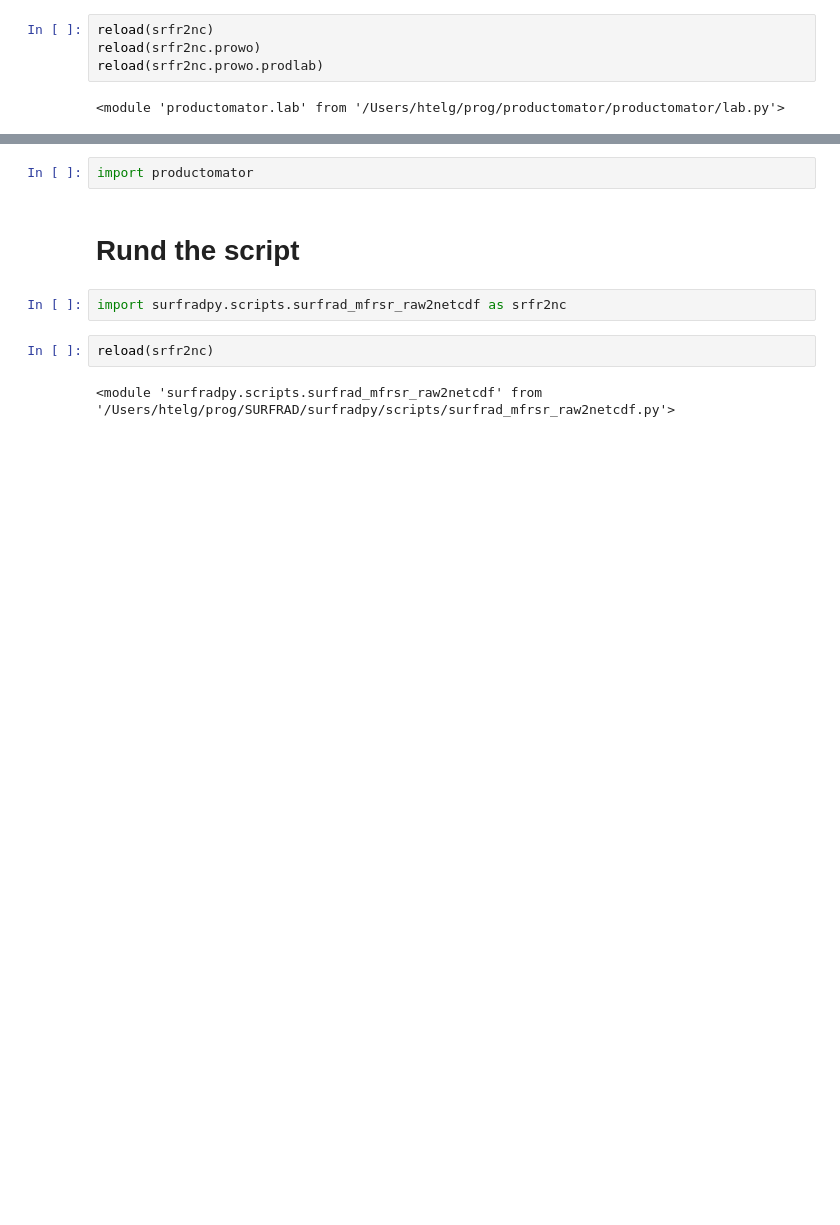
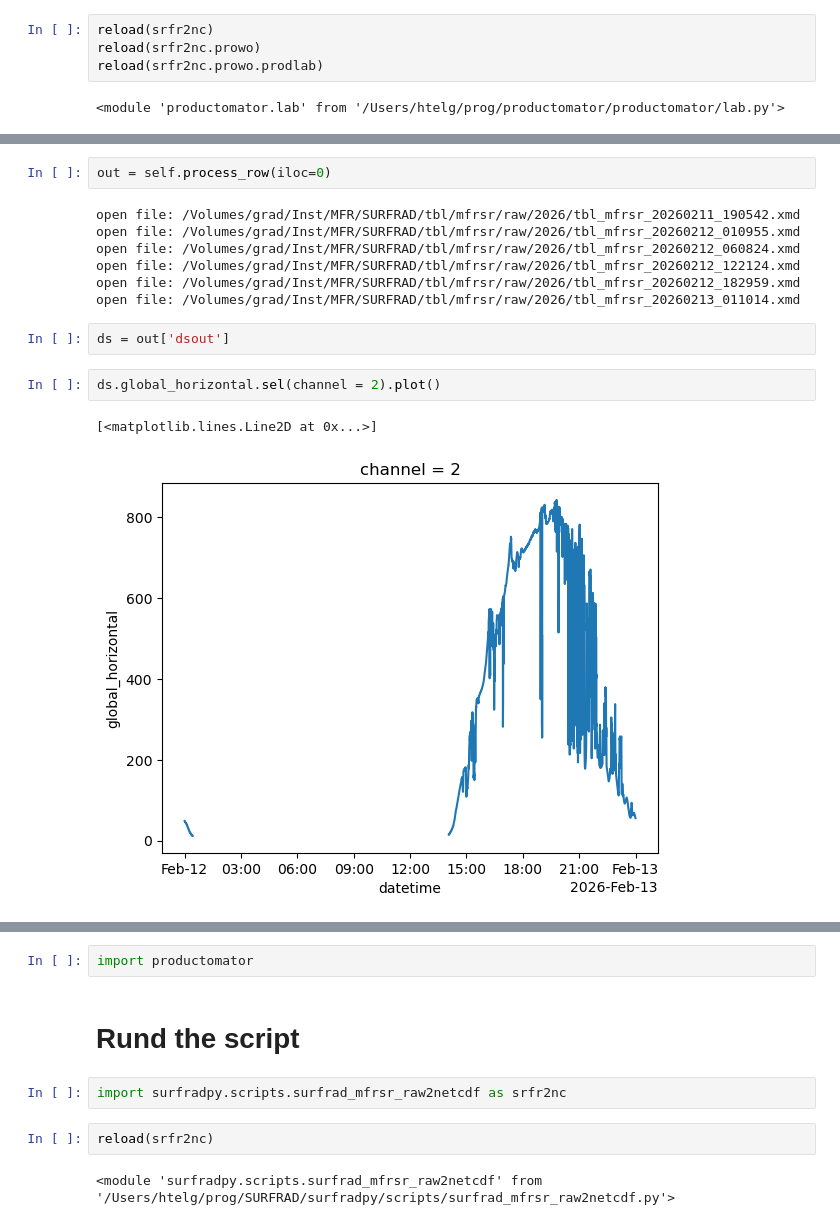
Before and after one commit to hagne/SURFRAD, a Jupyter notebook: notebooks/production/surfrad/mfrsr/raw2netcdf.ipynb, the cells around one changed output, grey strips where cells are left out. Drawn from its saved outputs; the diff is of its cells as text; blank space fills up the shorter version.

```diff
--- a/notebooks/production/surfrad/mfrsr/raw2netcdf.ipynb
+++ b/notebooks/production/surfrad/mfrsr/raw2netcdf.ipynb
@@ -77 +98,17 @@ Output file /Volumes/grad/Inst/MFR/SURFRAD/tbl/mfrsr/raw.netcdf/v0.3/2026/tbl_mf
 | 2026-02-13 | [/Volumes/grad/Inst/MFR/SURFRAD/t... | /Volumes/grad/Inst/MFR/SURFRAD/tb... | False |
+# %%
+out = self.process_row(iloc=0)
+# %% [output]
+open file: /Volumes/grad/Inst/MFR/SURFRAD/tbl/mfrsr/raw/2026/tbl_mfrsr_20260211_190542.xmd
+open file: /Volumes/grad/Inst/MFR/SURFRAD/tbl/mfrsr/raw/2026/tbl_mfrsr_20260212_010955.xmd
+open file: /Volumes/grad/Inst/MFR/SURFRAD/tbl/mfrsr/raw/2026/tbl_mfrsr_20260212_060824.xmd
+open file: /Volumes/grad/Inst/MFR/SURFRAD/tbl/mfrsr/raw/2026/tbl_mfrsr_20260212_122124.xmd
+open file: /Volumes/grad/Inst/MFR/SURFRAD/tbl/mfrsr/raw/2026/tbl_mfrsr_20260212_182959.xmd
+open file: /Volumes/grad/Inst/MFR/SURFRAD/tbl/mfrsr/raw/2026/tbl_mfrsr_20260213_011014.xmd
+# %%
+ds = out['dsout']
+# %%
+ds.global_horizontal.sel(channel = 2).plot()
+# %% [output]
+[<matplotlib.lines.Line2D at 0x...>]
+[figure, added]
```
Also changed, not shown: parts of 7 cells of this notebook, 46 other files.
